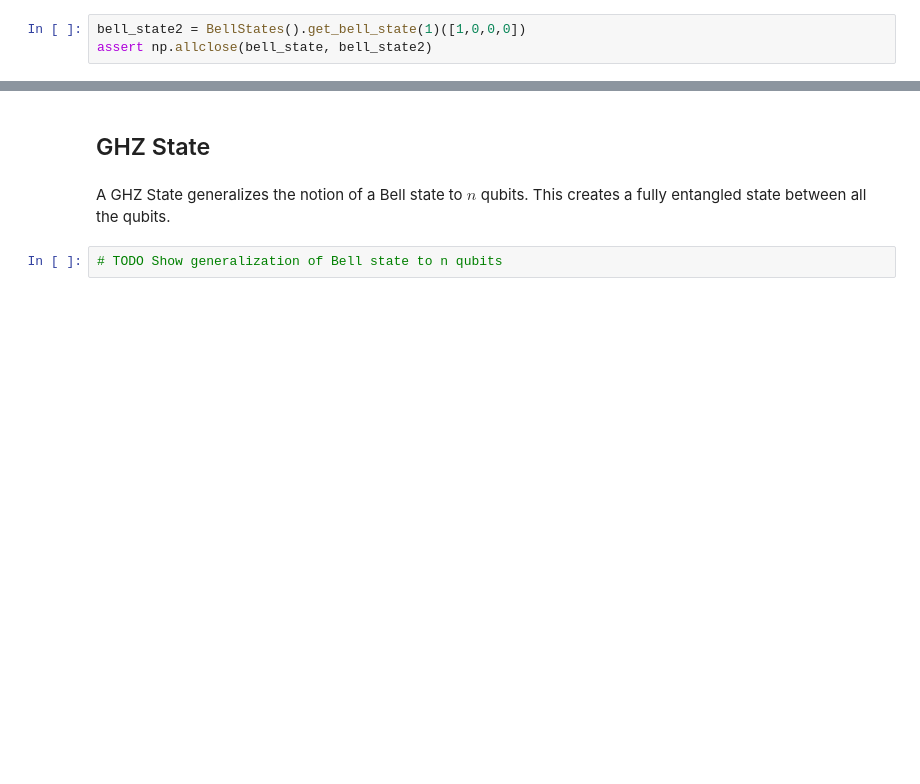
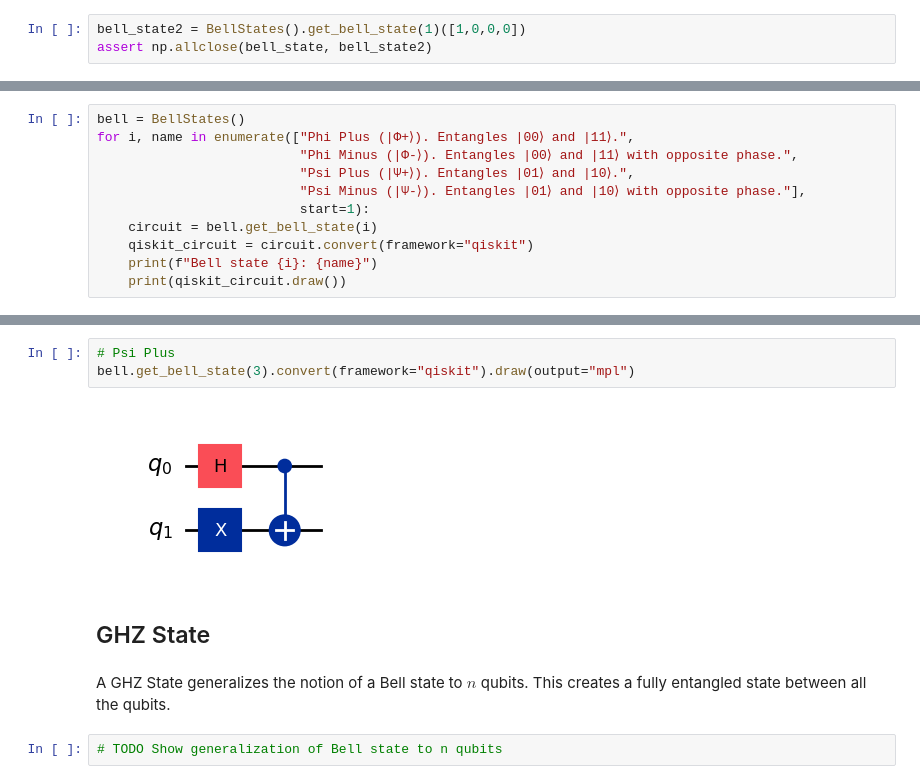
Before and after one commit to CarloLepelaars/q4p, a Jupyter notebook: nbs/03-multi.ipynb, the cells around one changed output, grey strips where cells are left out. Saved outputs shown, nothing was run; the diff lists cells and outputs as text; blank space fills up the shorter version.

Commit message:
Bell states. Qiskit conversion

```diff
--- a/nbs/03-multi.ipynb
+++ b/nbs/03-multi.ipynb
@@ -153,0 +146,11 @@ bell_circuit.convert(total_qubits=2).draw(output="mpl")
+# %%
+bell = BellStates()
+for i, name in enumerate(["Phi Plus (|Φ+⟩). Entangles |00⟩ and |11⟩.",
+                          "Phi Minus (|Φ-⟩). Entangles |00⟩ and |11⟩ with opposite phase.",
+                          "Psi Plus (|Ψ+⟩). Entangles |01⟩ and |10⟩.",
+                          "Psi Minus (|Ψ-⟩). Entangles |01⟩ and |10⟩ with opposite phase."],
+                          start=1):
+    circuit = bell.get_bell_state(i)
+    qiskit_circuit = circuit.convert(framework="qiskit")
+    print(f"Bell state {i}: {name}")
+    print(qiskit_circuit.draw())
@@ -154,3 +182,8 @@ bell_circuit.convert(total_qubits=2).draw(output="mpl")
+# %%
+# Psi Plus
+bell.get_bell_state(3).convert(framework="qiskit").draw(output="mpl")
+# %% [output]
+[figure, added]
 # %% [markdown]
 ## GHZ State
 # %% [markdown]
```
Also changed, not shown: parts of 31 cells of this notebook.
